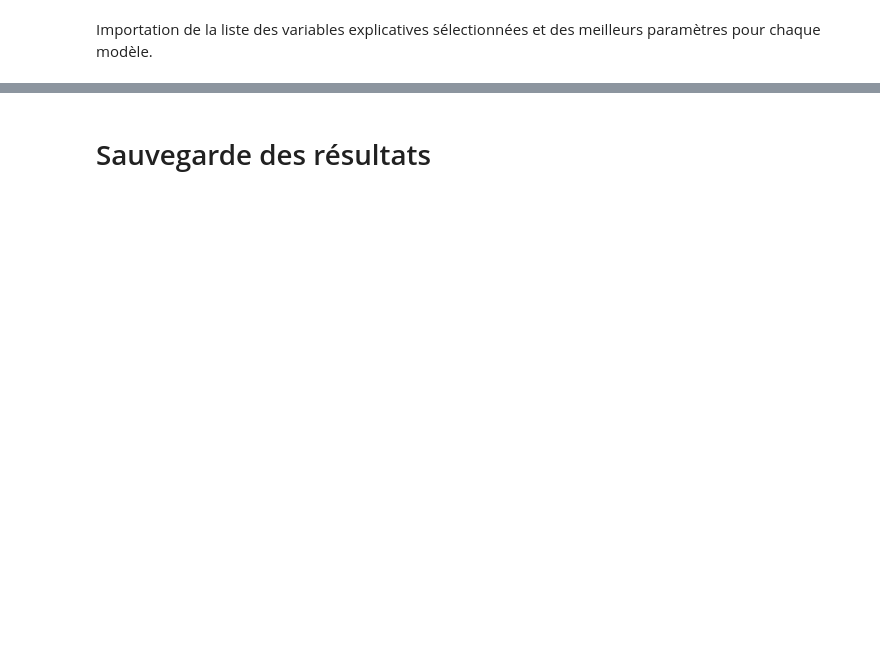
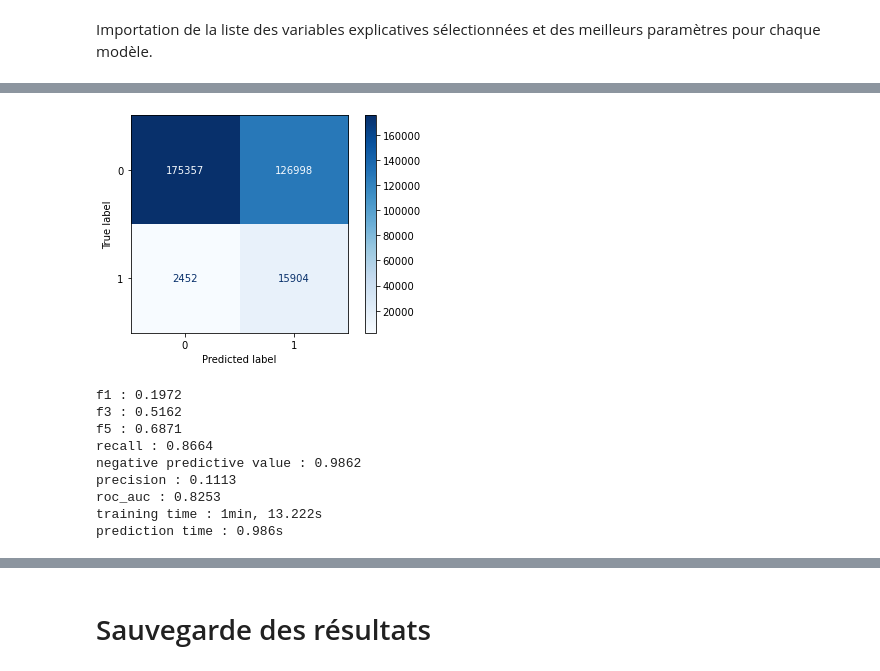
Before and after one commit to baptiste-pasquier/statapp, a Jupyter notebook: selection_seuil.ipynb, the cells around one changed output, grey strips where cells are left out. Drawn from its saved outputs; the diff is of its cells as text; code cells hidden in the pictures; blank space fills up the shorter version.

```diff
--- a/selection_seuil.ipynb
+++ b/selection_seuil.ipynb
@@ -250,0 +251,15 @@ Wall time: 28.9 s
+# %%
+m = Modelisation(X, y, RandomForestClassifier(**RF_PARAMS))
+m.show_conf_matrix()
+m.show_metrics_score()
+# %% [output]
+[figure, added]
+f1 : 0.1972
+f3 : 0.5162
+f5 : 0.6871
+recall : 0.8664
+negative predictive value : 0.9862
+precision : 0.1113
+roc_auc : 0.8253
+training time : 1min, 13.222s
+prediction time : 0.986s
```
Also changed, not shown: parts of 25 cells of this notebook, 6 other files.
